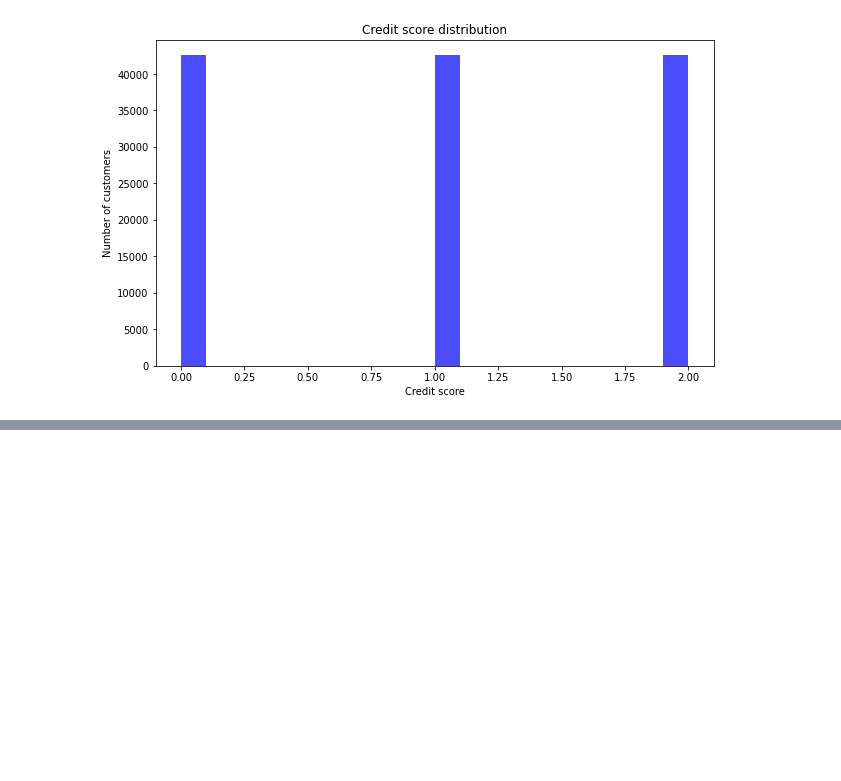
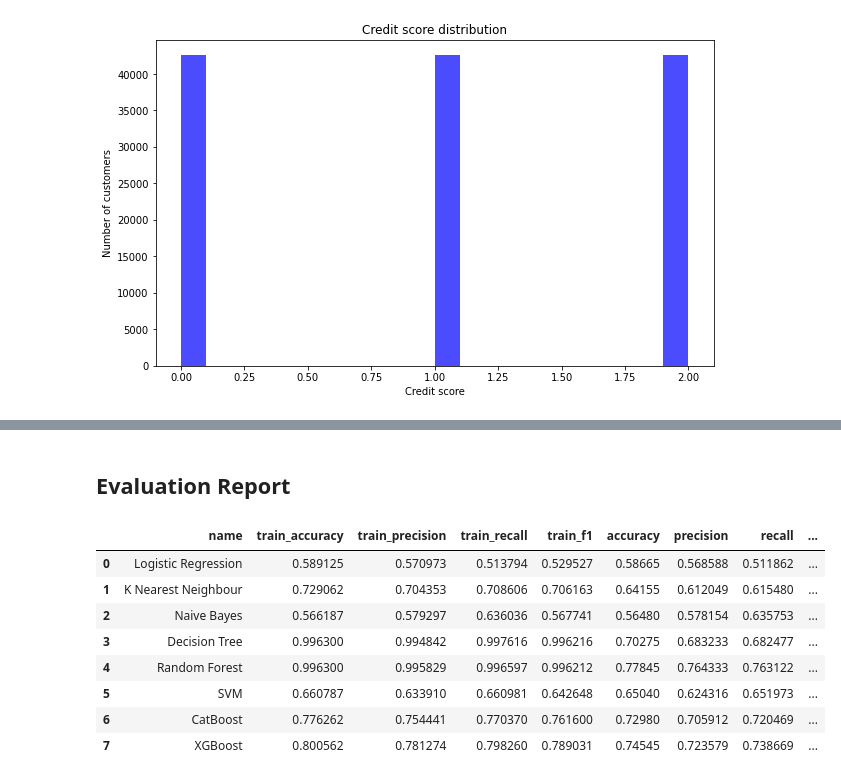
Before and after one commit to 80396-B2/Credit_Score_Prediction, a Jupyter notebook: main.ipynb, the cells around one changed output, grey strips where cells are left out. Cells and saved outputs as stored; diff of their text form; code cells hidden in the pictures; blank space fills up the shorter version.

```diff
--- a/main.ipynb
+++ b/main.ipynb
@@ -1202,0 +1355,49 @@ Y=data_after_smote['target']
+# %% [markdown]
+## Evaluation Report
+# %%
+#list of model functions
+model_functions = [
+    {"name": "Logistic Regression", "function": logistic},
+    {"name": "K Nearest Neighbour", "function": knn},
+    {"name": "Naive Bayes", "function": naive_bayes},
+    {"name": "Decision Tree", "function": decisionTree},
+    {"name": "Random Forest", "function": randomForest},
+    {"name": "SVM", "function": svm},
+    {"name": "CatBoost", "function": catboost},
+    {"name": "XGBoost", "function": xgboost}
+]
+
+# empty list to collect the modelwise report
+model_evaluation_report = []
+
+# iterate over the list, create model and evaluate the model
+for model_info in model_functions:
+    model = model_info["function"]()
+    metrics_train = evaluate_model_train(model)
+    metrics_test = evaluate_model_test(model)
+    model_evaluation_report.append({
+        "name": model_info["name"],
+        "train_accuracy": metrics_train[0],
+        "train_precision": metrics_train[1],
+        "train_recall": metrics_train[2],
+        "train_f1": metrics_train[3],
+        "accuracy": metrics_test[0],
+        "precision": metrics_test[1],
+        "recall": metrics_test[2],
+        "f1": metrics_test[3]
+
+    })
+
+# create a data frame of the result
+df_result = pd.DataFrame(model_evaluation_report)
+df_result
+# %% [output]
+|  | name | train_accuracy | train_precision | train_recall | train_f1 | accuracy | precision | recall | ... |
+| 0 | Logistic Regression | 0.589125 | 0.570973 | 0.513794 | 0.529527 | 0.58665 | 0.568588 | 0.511862 | ... |
+| 1 | K Nearest Neighbour | 0.729062 | 0.704353 | 0.708606 | 0.706163 | 0.64155 | 0.612049 | 0.615480 | ... |
+| 2 | Naive Bayes | 0.566187 | 0.579297 | 0.636036 | 0.567741 | 0.56480 | 0.578154 | 0.635753 | ... |
+| 3 | Decision Tree | 0.996300 | 0.994842 | 0.997616 | 0.996216 | 0.70275 | 0.683233 | 0.682477 | ... |
+| 4 | Random Forest | 0.996300 | 0.995829 | 0.996597 | 0.996212 | 0.77845 | 0.764333 | 0.763122 | ... |
+| 5 | SVM | 0.660787 | 0.633910 | 0.660981 | 0.642648 | 0.65040 | 0.624316 | 0.651973 | ... |
+| 6 | CatBoost | 0.776262 | 0.754441 | 0.770370 | 0.761600 | 0.72980 | 0.705912 | 0.720469 | ... |
+| 7 | XGBoost | 0.800562 | 0.781274 | 0.798260 | 0.789031 | 0.74545 | 0.723579 | 0.738669 | ... |
```
Also changed, not shown: parts of 14 cells of this notebook, 5 other files.
